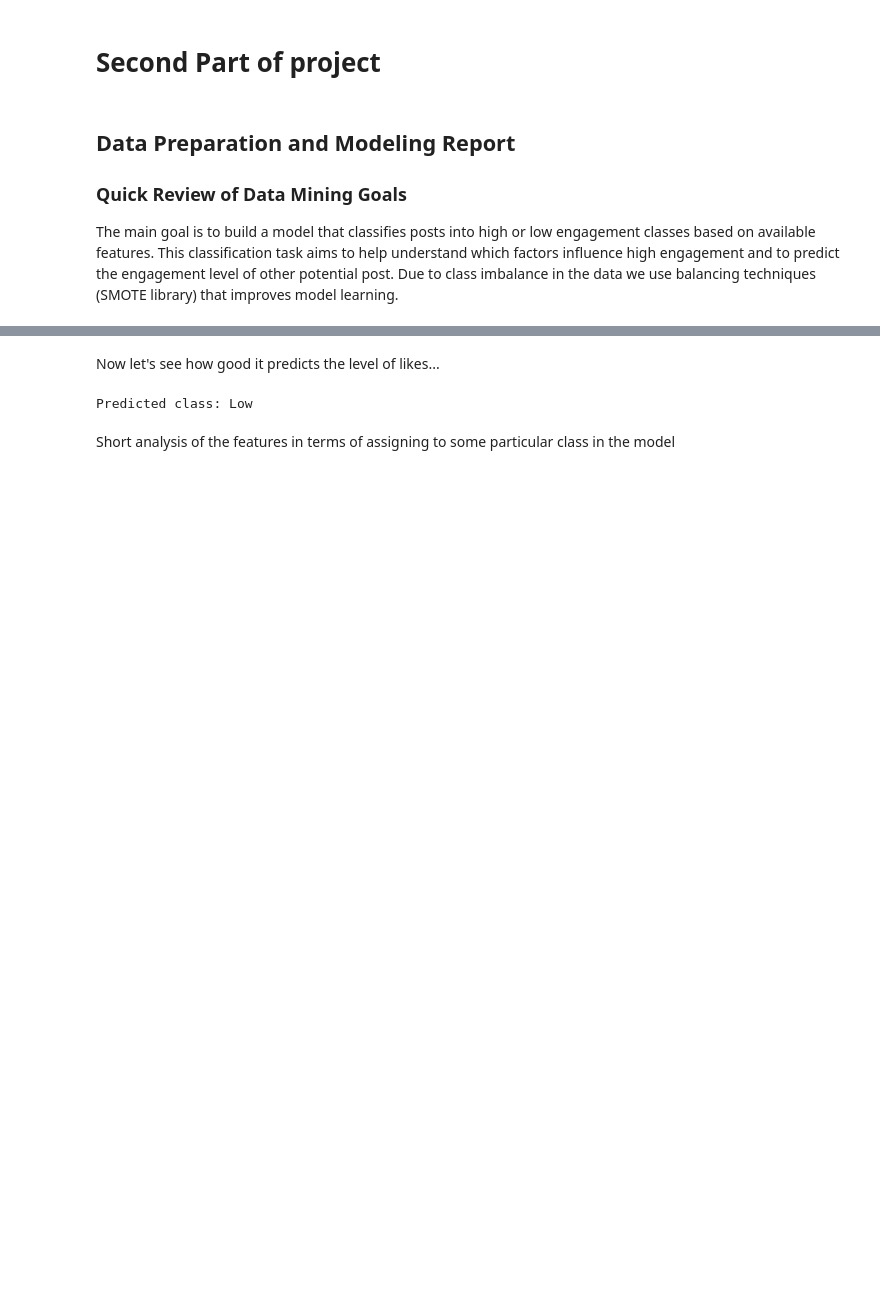
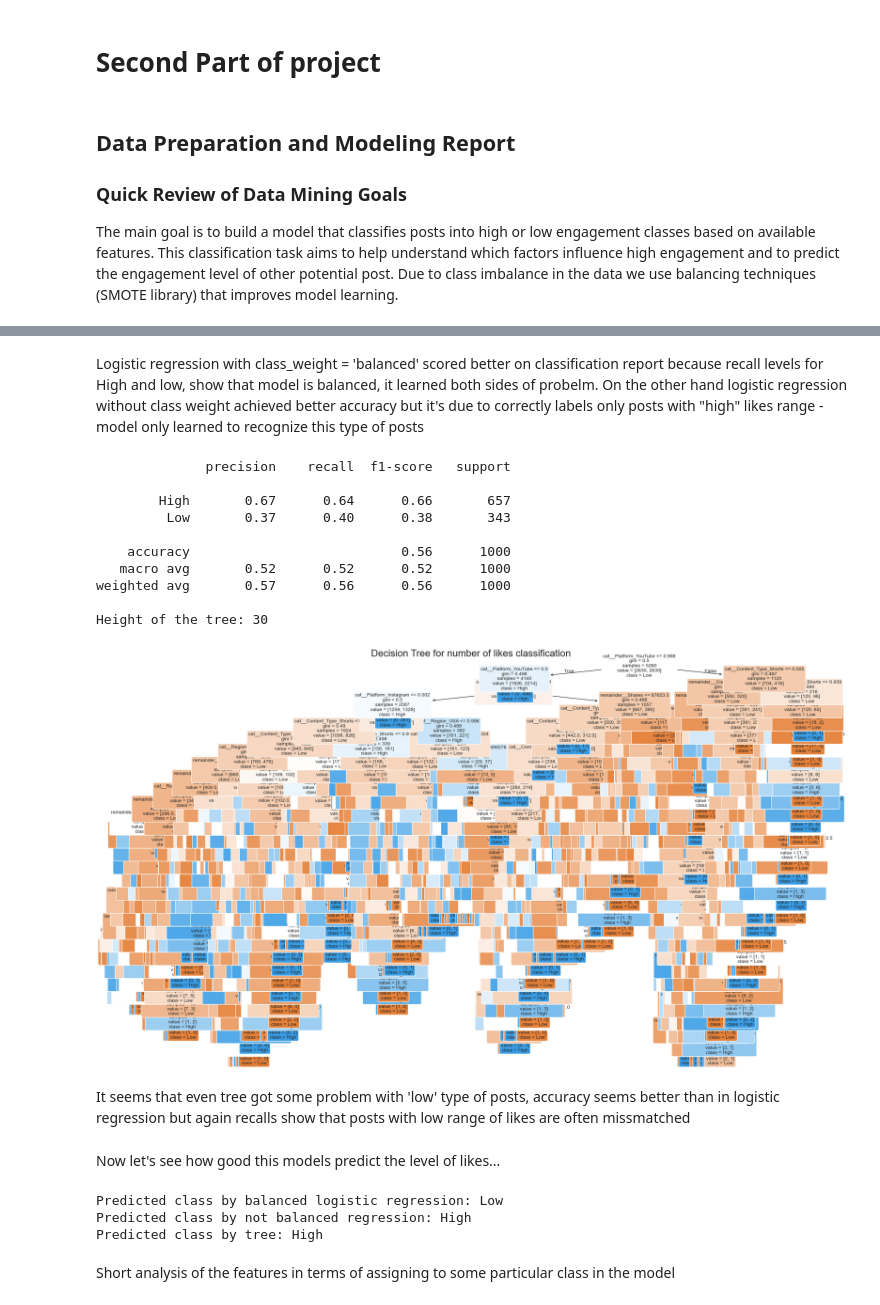
Before and after one commit to kizerek321/dataMiningProject, a Jupyter notebook: notebook.ipynb, the cells around one changed output, grey strips where cells are left out. Drawn from its saved outputs; the diff is of its cells as text; code cells hidden in the pictures; blank space fills up the shorter version.

Commit message:
added tree, logistic regression with out balanced class weights.

```diff
--- a/notebook.ipynb
+++ b/notebook.ipynb
@@ -375,12 +376,15 @@ X_train, X_test, y_train, y_test = train_test_split(
 smote = SMOTE(random_state=42)
 X_resampled, y_resampled = smote.fit_resample(X_train, y_train)
 
-clf = LogisticRegression(class_weight='balanced', max_iter=1000)
-
+clf = LogisticRegression(class_weight='balanced', max_iter=1000) #logistic regression with class_weight = balanced, weight inversely proportional to class frequencies in the input data
+clf2 = LogisticRegression(max_iter=1000) # logistic regression with class_weight = None, all classes have weight 1
 
 clf.fit(X_resampled, y_resampled)
 y_pred = clf.predict(X_test)
-
-
+clf2.fit(X_test, y_test)
+y_pred_2 = clf2.predict(X_test)
+print("logistic regression with class_weight = 'balanced': ")
 print(classification_report(y_test, y_pred, zero_division=0))
+print("logistic regression with class_weight = None: ")
+print(classification_report(y_test, y_pred_2, zero_division=0))
 # %% [output]
@@ -395,5 +410,47 @@ weighted avg       0.57      0.52      0.53      1000
+# %% [markdown]
+Logistic regression with class_weight = 'balanced' scored better on classification report because recall levels for High and low, show that model is balanced, it learned both sides of probelm. On the other hand logistic regression without class weight achieved better accuracy but it's due to correctly labels only posts with "high" likes range - model only learned to recognize this type of posts
+# %%
+from sklearn.tree import DecisionTreeClassifier, plot_tree
+import matplotlib.pyplot as plt
+
+dt_classifier = DecisionTreeClassifier(max_depth=30, random_state=42)
+
+dt_classifier.fit(X_resampled, y_resampled)
+
+y_pred_dt = dt_classifier.predict(X_test)
+
+print(classification_report(y_test, y_pred_dt))
+
+feature_names = preprocessor.get_feature_names_out()
+actual_height = dt_classifier.tree_.max_depth
+print("Height of the tree:", actual_height)
+plt.figure(figsize=(25, 15))
+plot_tree(
+    dt_classifier,
+    feature_names=feature_names,
+    class_names=['Low', 'High'],
+    filled=True,
+    rounded=True,
+    fontsize=10
+)
+plt.title("Decision Tree for number of likes classification", fontsize=20)
+plt.show()
+# %% [output]
+              precision    recall  f1-score   support
+
+        High       0.67      0.64      0.66       657
+         Low       0.37      0.40      0.38       343
+
+    accuracy                           0.56      1000
+   macro avg       0.52      0.52      0.52      1000
+weighted avg       0.57      0.56      0.56      1000
+
+Height of the tree: 30
+[figure, added]
+# %% [markdown]
+It seems that even tree got some problem with 'low' type of posts, accuracy seems better than in logistic regression but again recalls show that posts with low range of likes are often missmatched
 # %% [markdown]
-Now let's see how good it predicts the level of likes...
+Now let's see how good this models predict the level of likes...
 # %%
 sample_post = pd.DataFrame({
     'Platform': ['YouTube'],
@@ -405,11 +462,17 @@ sample_post = pd.DataFrame({
 })
 
 sample_processed = preprocessor.transform(sample_post)
-predicted_class = clf.predict(sample_processed)
+predicted_class_balanced = clf.predict(sample_processed)
+predicted_class_none = clf2.predict(sample_processed)
+predicted_class_tree = dt_classifier.predict(sample_processed)
 
-print(f"Predicted class: {predicted_class[0]}")
+print(f"Predicted class by balanced logistic regression: {predicted_class_balanced[0]}")
+print(f"Predicted class by not balanced regression: {predicted_class_none[0]}")
+print(f"Predicted class by tree: {predicted_class_tree[0]}")
 # %% [output]
-Predicted class: Low
+Predicted class by balanced logistic regression: Low
+Predicted class by not balanced regression: High
+Predicted class by tree: High
 # %% [markdown]
 Short analysis of the features in terms of assigning to some particular class in the model
 # %%
```
Also changed, not shown: parts of 10 cells of this notebook.
